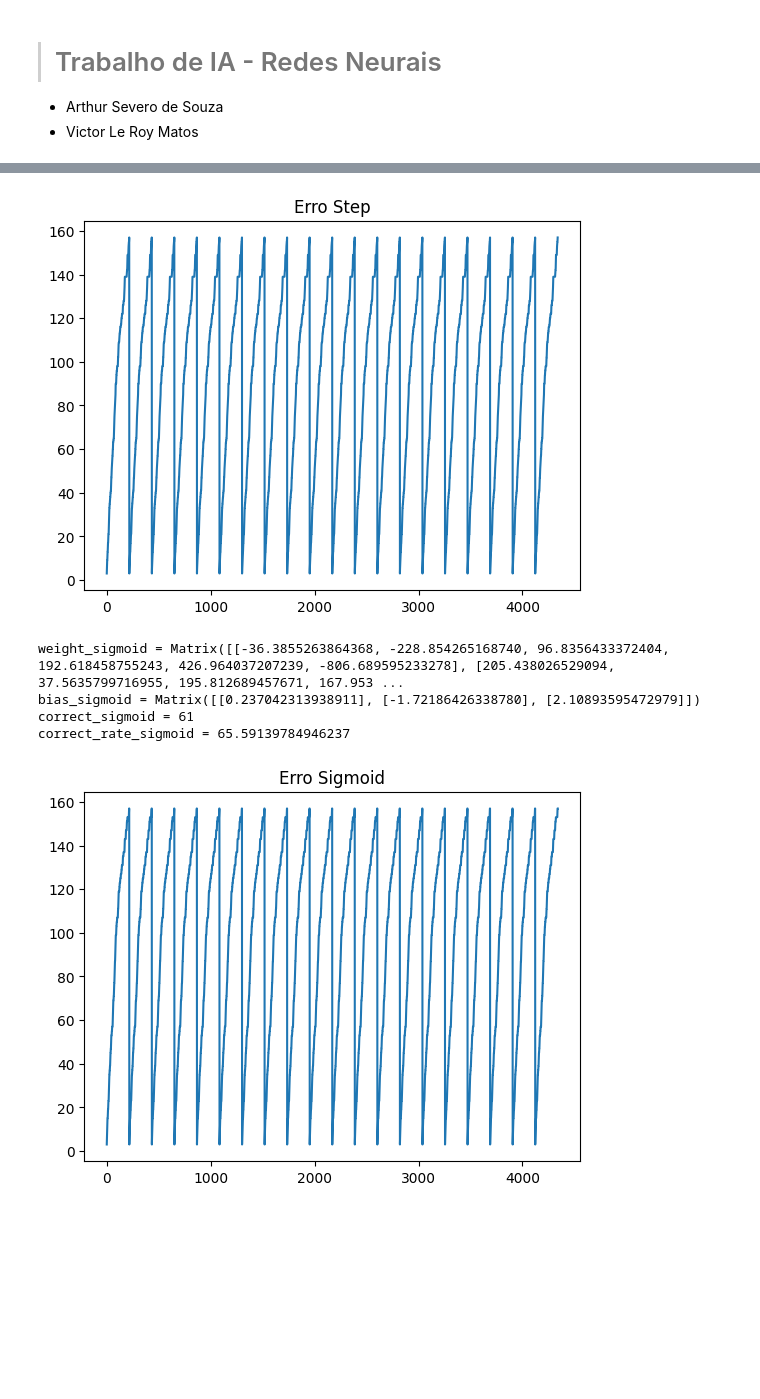
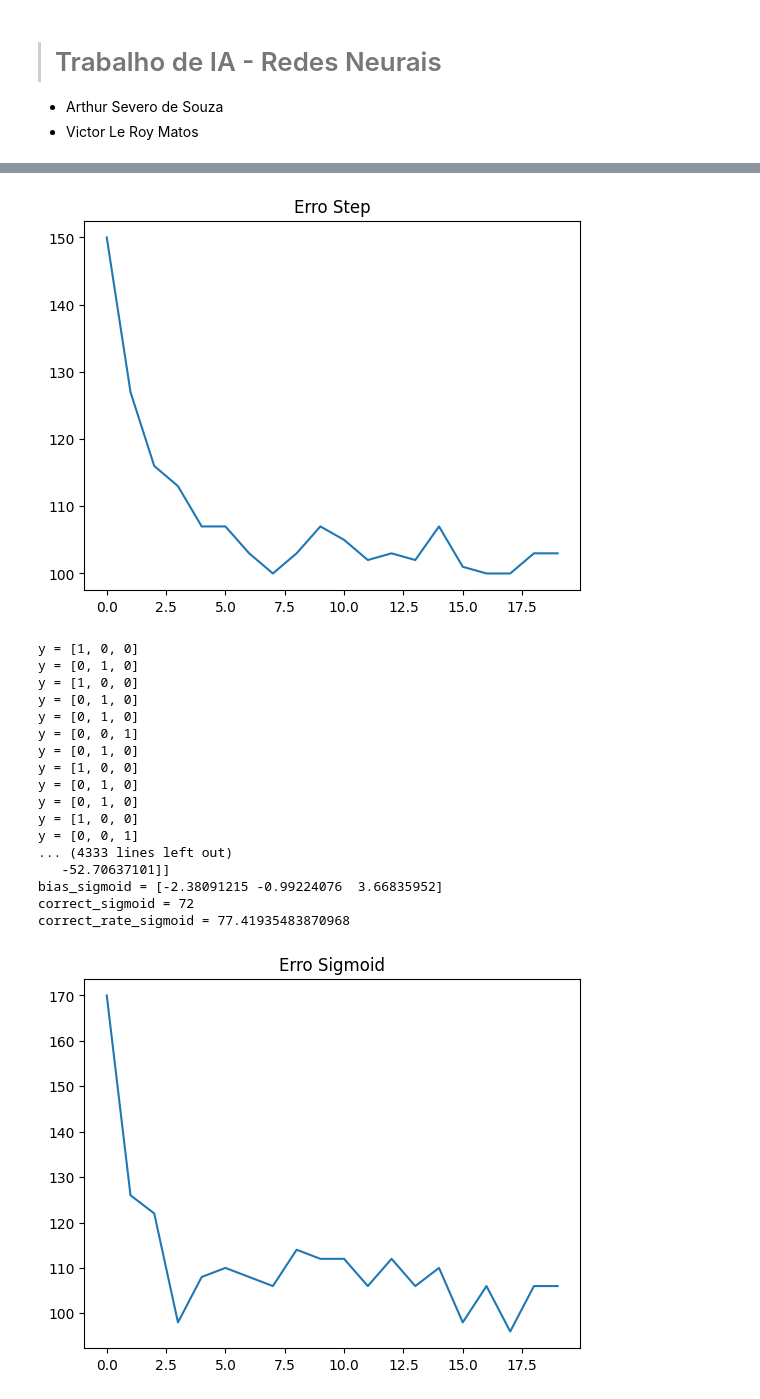
Before and after one commit to Sevzera/ia-cefet, a Jupyter notebook: atv5_redes_neurais/RNA.ipynb, the cells around one changed output, grey strips where cells are left out. Drawn from its saved outputs; the diff is of its cells as text; code cells hidden in the pictures; blank space fills up the shorter version.

```diff
--- a/atv5_redes_neurais/RNA.ipynb
+++ b/atv5_redes_neurais/RNA.ipynb
@@ -12,0 +36,24 @@ import random
+# %%
+def perceptron_test(input_t, target, w, b, test_type):
+        correct = 0
+        for i in range(len(input_t)):
+            d_name = input_t[i][1]
+            d = [d for d in target if d[1] == d_name][0][0]
+            x = np.dot(w, input_t[i][0].T) + b
+            # print ('x = ' + str(x))
+            if test_type == 'step':
+                y = step(x)
+            elif test_type == 'sigmoid':
+                y = sigmoid(x)
+            e = np.subtract(d, y)
+            # print('e = ' + str(e) + ' d = ' + str(d) + ' y = ' + str(y))
+            test = 0
+            for err in e:
+                if err != 0:
+                    test = 1
+            if test == 0:
+                correct += 1
+                # print("CORRETO")
+        N = len(input_t)
+        correct_rate = (correct/N) * 100
+        return correct, correct_rate
@@ -59,12 +150,10 @@ df = pd.read_csv(df_path + 'column_3C.dat', sep=' ', header=None)
 # print(df)
 x_train, x_test, d_target = define_train_test(df)
 
-rna = NeuralNetwork(0.1)
-
-weight_step, bias_step, err_step  = rna.perceptron_step(20, x_train, d_target)
+weight_step, bias_step, err_step  = perceptron(20, x_train, d_target, 0.1, 'step')
 print('weight_step = ' + str(weight_step))
 print('bias_step = ' + str(bias_step))
-correct_step, correct_rate_step = rna.perceptron_test_step(x_test, d_target, weight_step, bias_step)
+correct_step, correct_rate_step = perceptron_test(x_test, d_target, weight_step, bias_step, 'step')
 print('correct_step = ' + str(correct_step))
 print('correct_rate_step = ' + str(correct_rate_step))
 
@@ -74,10 +163,10 @@ plt.show()
 
 print('\n')
 
-weight_sigmoid, bias_sigmoid, err_sigmoid = rna.perceptron_sigmoid(20, x_train, d_target)
+weight_sigmoid, bias_sigmoid, err_sigmoid = perceptron(20, x_train, d_target, 0.1, 'sigmoid')
 print('weight_sigmoid = ' + str(weight_sigmoid))
 print('bias_sigmoid = ' + str(bias_sigmoid))
-correct_sigmoid, correct_rate_sigmoid = rna.perceptron_test_sigmoid(x_test, d_target, weight_sigmoid, bias_sigmoid)
+correct_sigmoid, correct_rate_sigmoid = perceptron_test(x_test, d_target, weight_sigmoid, bias_sigmoid, 'sigmoid')
 print('correct_sigmoid = ' + str(correct_sigmoid))
 print('correct_rate_sigmoid = ' + str(correct_rate_sigmoid))
 
@@ -92,6 +194,19 @@ correct_rate_step = 56.98924731182796
-[figure, old version]
+[figure, new version]
-weight_sigmoid = Matrix([[-36.3855263864368, -228.854265168740, 96.8356433372404, 192.618458755243, 426.964037207239, -806.689595233278], [205.438026529094, 37.5635799716955, 195.812689457671, 167.953 ...
-bias_sigmoid = Matrix([[0.237042313938911], [-1.72186426338780], [2.10893595472979]])
-correct_sigmoid = 61
-correct_rate_sigmoid = 65.59139784946237
+y = [1, 0, 0]
+y = [0, 1, 0]
+y = [1, 0, 0]
+y = [0, 1, 0]
+y = [0, 1, 0]
+y = [0, 0, 1]
+y = [0, 1, 0]
+y = [1, 0, 0]
+y = [0, 1, 0]
+y = [0, 1, 0]
+y = [1, 0, 0]
+y = [0, 0, 1]
+... (4333 lines left out)
+   -52.70637101]]
+bias_sigmoid = [-2.38091215 -0.99224076  3.66835952]
+correct_sigmoid = 72
+correct_rate_sigmoid = 77.41935483870968
-[figure, old version]
+[figure, new version]
```
Also changed, not shown: parts of 9 cells of this notebook, 2 other files.
